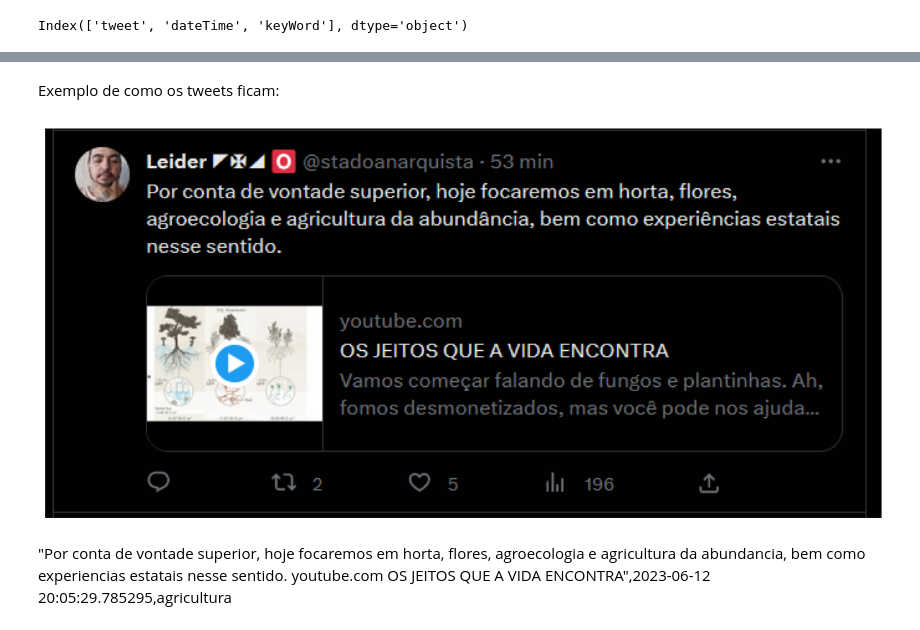
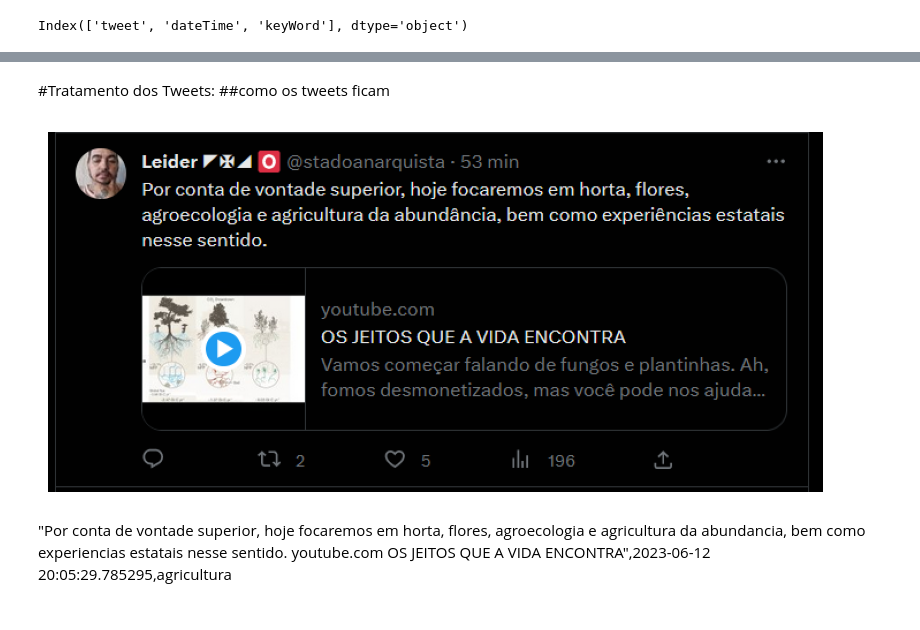
Before and after one commit to marcusguerra/Twitter_Scraper, a Jupyter notebook: dataShow.ipynb, the cells around one changed output, grey strips where cells are left out. Drawn from its saved outputs; the diff is of its cells as text; code cells hidden in the pictures.

```diff
--- a/dataShow.ipynb
+++ b/dataShow.ipynb
@@ -28,3 +28,13 @@ df = pd.read_csv('dados.csv')
+# %%
+def mostraImagem(link, imagem):
+  image_url = link
+  image_path = imagem
+  urllib.request.urlretrieve(image_url, image_path)
+  image = plt.imread(image_path)
+  plt.figure(figsize=(10, 10))
+  plt.imshow(image)
+  plt.axis('off')
+  plt.show()
 # %%
 df = pd.read_csv('dados.csv', delimiter=',')
 print(df.columns)
@@ -55,17 +103,10 @@ total =  12315
 # %% [markdown]
-Exemplo de como os tweets ficam:
+#Tratamento dos Tweets:
+##como os tweets ficam
 # %%
-image_url = "https://github.com/marcusguerra/Twitter_Scraper/raw/master/imagens/Ex1.PNG"
-image_path = "Ex1.PNG"
-
-urllib.request.urlretrieve(image_url, image_path)
-image = plt.imread(image_path)
-plt.figure(figsize=(15, 10))
-plt.imshow(image)
-plt.axis('off')
-plt.show()
+mostraImagem("https://github.com/marcusguerra/Twitter_Scraper/raw/master/imagens/Ex1.PNG", "Ex1.PNG")
 # %% [output]
-[figure, old version]
+[figure, new version]
 # %% [markdown]
 "Por conta de vontade superior, hoje focaremos em horta, flores, agroecologia e agricultura da abundancia, bem como experiencias estatais nesse sentido. youtube.com OS JEITOS QUE A VIDA ENCONTRA",2023-06-12 20:05:29.785295,agricultura
 # %%
```
Also changed, not shown: parts of 16 cells of this notebook.
